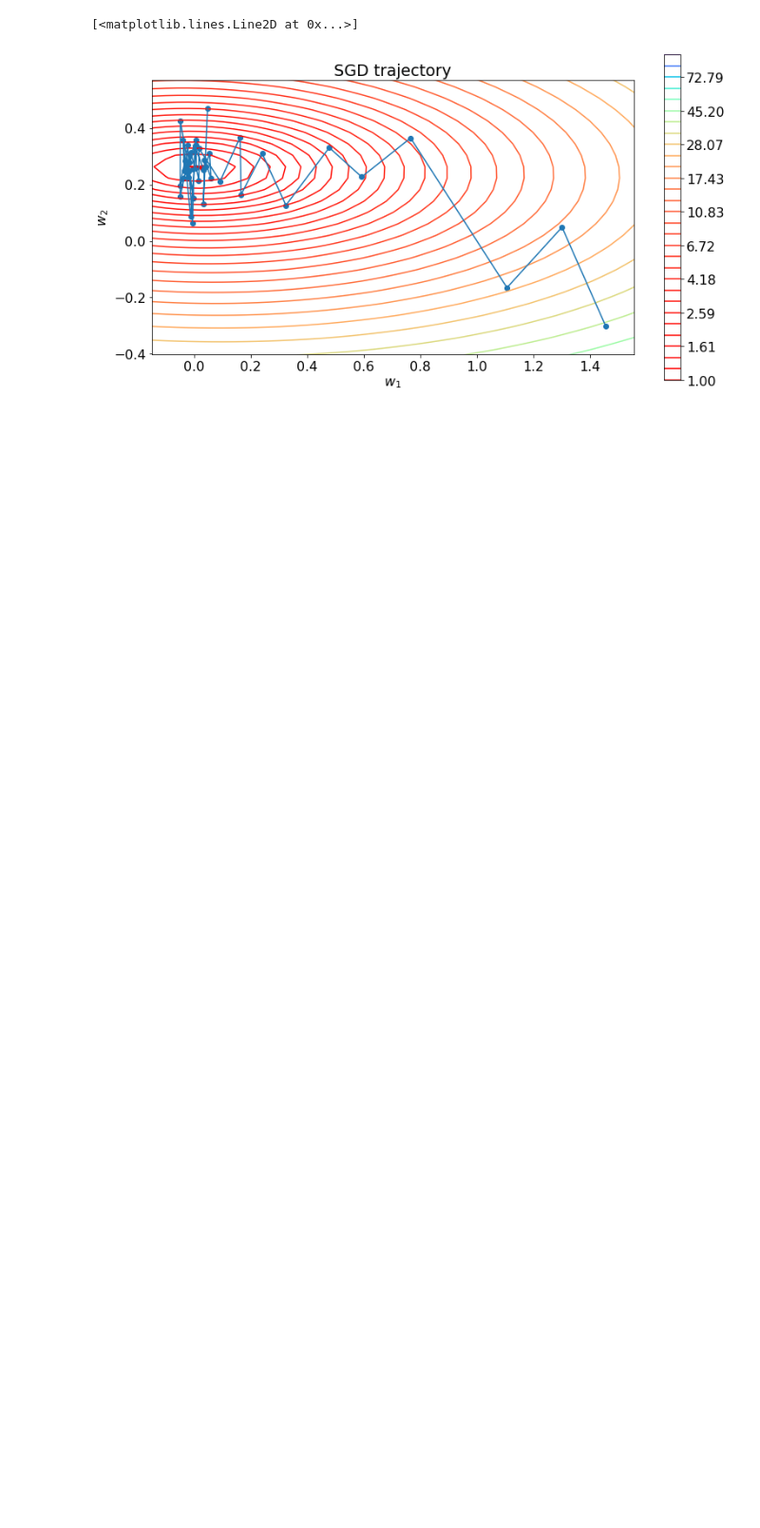
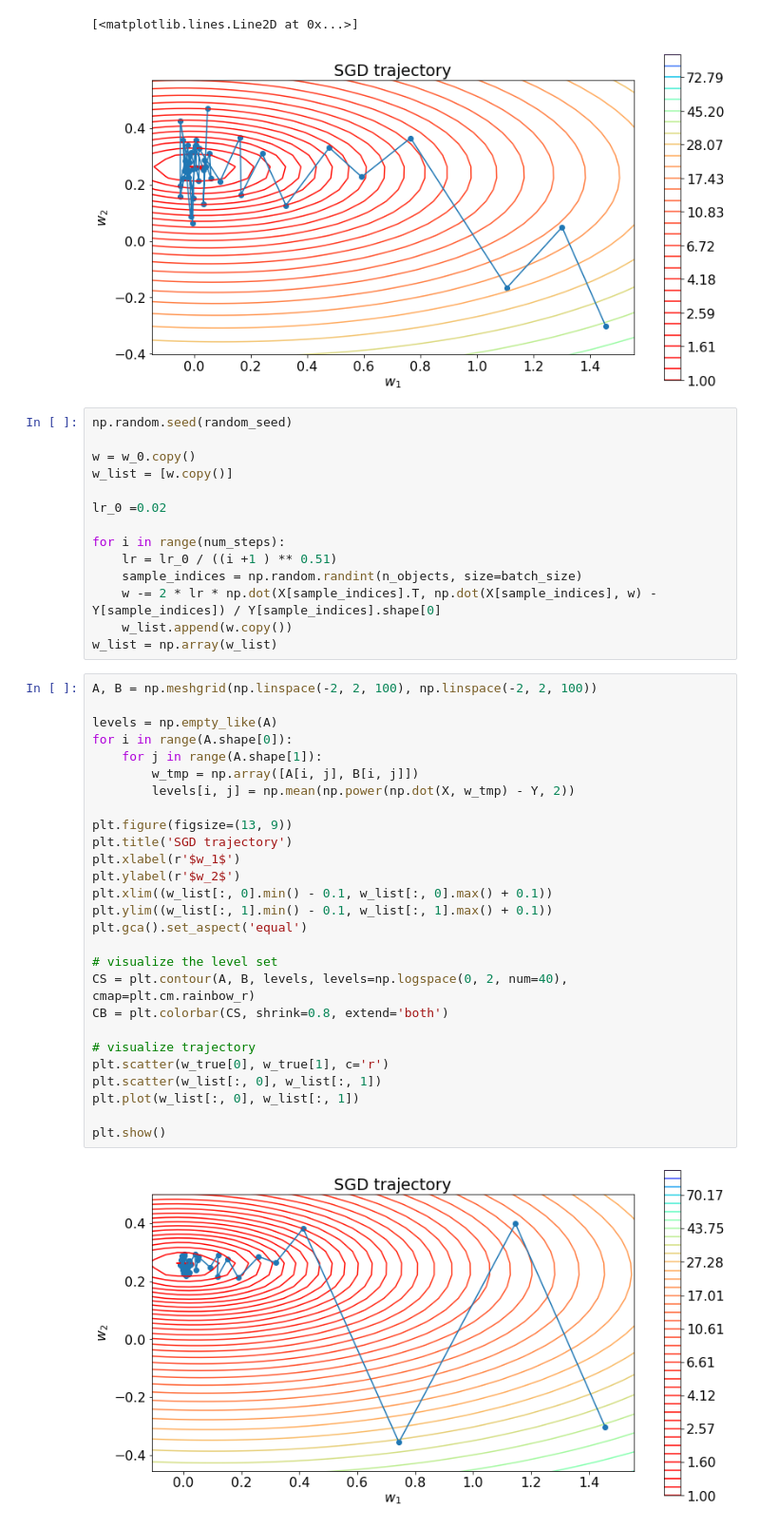
Before and after one commit to ZavGeorge/ML_model, a Jupyter notebook: LinearRegression/linear_model.ipynb, the cells around one changed output. Shown at 95% size. Drawn from its saved outputs; the diff is of its cells as text; blank space fills up the shorter version.

```diff
--- a/LinearRegression/linear_model.ipynb
+++ b/LinearRegression/linear_model.ipynb
@@ -214,3 +214,46 @@ plt.plot(w_history_list[:, 0], w_history_list[:, 1])
 # %% [output]
 [<matplotlib.lines.Line2D at 0x...>]
 [figure]
+# %%
+np.random.seed(random_seed)
+
+w = w_0.copy()
+w_list = [w.copy()]
+
+lr_0 =0.02
+
+for i in range(num_steps):
+    lr = lr_0 / ((i +1 ) ** 0.51)
+    sample_indices = np.random.randint(n_objects, size=batch_size)
+    w -= 2 * lr * np.dot(X[sample_indices].T, np.dot(X[sample_indices], w) - Y[sample_indices]) / Y[sample_indices].shape[0]
+    w_list.append(w.copy())
+w_list = np.array(w_list)
+# %%
+A, B = np.meshgrid(np.linspace(-2, 2, 100), np.linspace(-2, 2, 100))
+
+levels = np.empty_like(A)
+for i in range(A.shape[0]):
+    for j in range(A.shape[1]):
+        w_tmp = np.array([A[i, j], B[i, j]])
+        levels[i, j] = np.mean(np.power(np.dot(X, w_tmp) - Y, 2))
+
+plt.figure(figsize=(13, 9))
+plt.title('SGD trajectory')
+plt.xlabel(r'$w_1$')
+plt.ylabel(r'$w_2$')
+plt.xlim((w_list[:, 0].min() - 0.1, w_list[:, 0].max() + 0.1))
+plt.ylim((w_list[:, 1].min() - 0.1, w_list[:, 1].max() + 0.1))
+plt.gca().set_aspect('equal')
+
+# visualize the level set
+CS = plt.contour(A, B, levels, levels=np.logspace(0, 2, num=40), cmap=plt.cm.rainbow_r)
+CB = plt.colorbar(CS, shrink=0.8, extend='both')
+
+# visualize trajectory
+plt.scatter(w_true[0], w_true[1], c='r')
+plt.scatter(w_list[:, 0], w_list[:, 1])
+plt.plot(w_list[:, 0], w_list[:, 1])
+
+plt.show()
+# %% [output]
+[figure, added]
```
Also changed, not shown: parts of 8 cells of this notebook.
